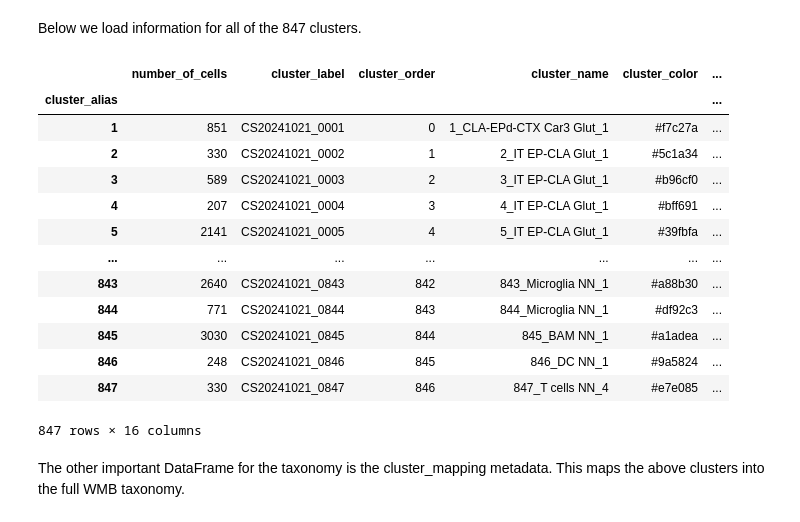
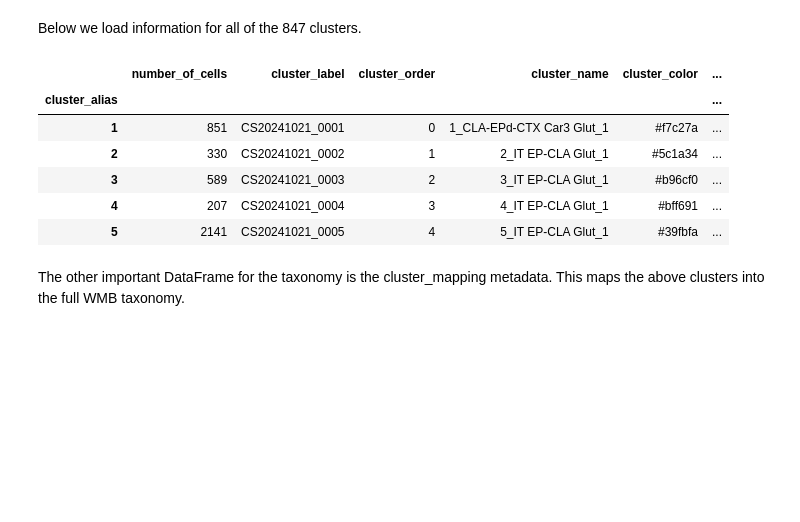
Before and after one commit to rachelhostetler/abc_atlas_access, a Jupyter notebook: notebooks/Zeng-Aging-Mouse_cluster_annotation_tutorial.ipynb, the cells around one changed output. Saved outputs shown, nothing was run; the diff lists cells and outputs as text; code cells hidden in the pictures; blank space fills up the shorter version.

```diff
--- a/notebooks/Zeng-Aging-Mouse_cluster_annotation_tutorial.ipynb
+++ b/notebooks/Zeng-Aging-Mouse_cluster_annotation_tutorial.ipynb
@@ -60,28 +60,21 @@ Below we load information for all of the 847 clusters.
 # %%
 cluster_info = pd.read_csv(
     metadata_base / 'cluster.csv',
     dtype={'cluster_label': str}
 ).set_index('cluster_alias')
 # mapping_annotations = abc_cache.get_metadata_dataframe(
 #     directory='WHB-taxonomy',
 #     file_name='cluster_to_cluster_annotation_membership'
 # )
-cluster_info
+cluster_info.head()
 # %% [output]
 |  | number_of_cells | cluster_label | cluster_order | cluster_name | cluster_color | ... |
 | cluster_alias |  |  |  |  |  | ... |
 | 1 | 851 | CS20241021_0001 | 0 | 1_CLA-EPd-CTX Car3 Glut_1 | #f7c27a | ... |
 | 2 | 330 | CS20241021_0002 | 1 | 2_IT EP-CLA Glut_1 | #5c1a34 | ... |
 | 3 | 589 | CS20241021_0003 | 2 | 3_IT EP-CLA Glut_1 | #b96cf0 | ... |
 | 4 | 207 | CS20241021_0004 | 3 | 4_IT EP-CLA Glut_1 | #bff691 | ... |
 | 5 | 2141 | CS20241021_0005 | 4 | 5_IT EP-CLA Glut_1 | #39fbfa | ... |
-| ... | ... | ... | ... | ... | ... | ... |
-| 843 | 2640 | CS20241021_0843 | 842 | 843_Microglia NN_1 | #a88b30 | ... |
-| 844 | 771 | CS20241021_0844 | 843 | 844_Microglia NN_1 | #df92c3 | ... |
-| 845 | 3030 | CS20241021_0845 | 844 | 845_BAM NN_1 | #a1adea | ... |
-| 846 | 248 | CS20241021_0846 | 845 | 846_DC NN_1 | #9a5824 | ... |
-| 847 | 330 | CS20241021_0847 | 846 | 847_T cells NN_4 | #e7e085 | ... |
-847 rows × 16 columns
 # %% [markdown]
 The other important DataFrame for the taxonomy is the cluster_mapping metadata. This maps the above clusters into the full WMB taxonomy.
 # %%
```
Also changed, not shown: parts of 4 cells of this notebook, 2 other files.
